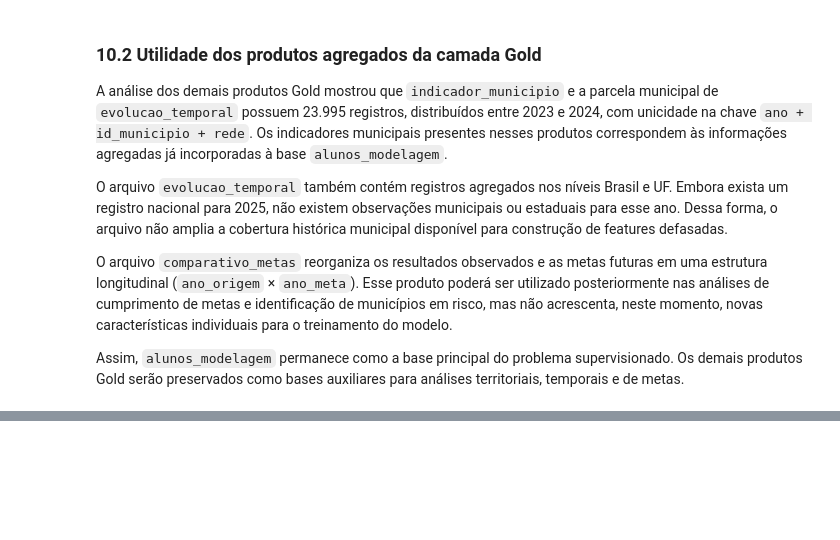
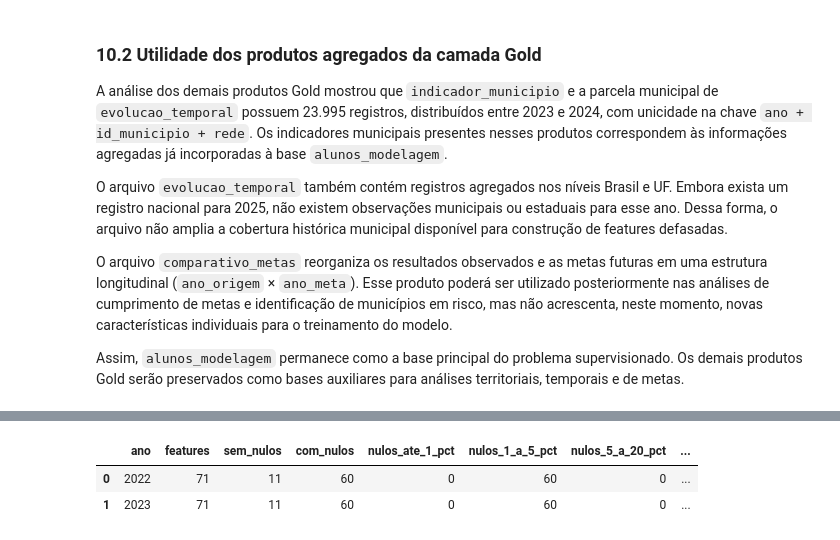
Before and after one commit to erick00denner/tech_challenge_3_alfabetizacao, a Jupyter notebook: notebooks/01_eda_alunos_modelagem.ipynb, the cells around one changed output, grey strips where cells are left out. Saved outputs shown, nothing was run; the diff lists cells and outputs as text; code cells hidden in the pictures; blank space fills up the shorter version.

```diff
--- a/notebooks/01_eda_alunos_modelagem.ipynb
+++ b/notebooks/01_eda_alunos_modelagem.ipynb
@@ -1434,0 +1836,49 @@ Assim, `alunos_modelagem` permanece como a base principal do problema supervisio
+# %%
+resumo_qualidade = []
+
+for ano, censo in [
+    (2022, censo_2022),
+    (2023, censo_2023),
+]:
+    colunas_features = [
+        col for col in censo.columns
+        if col not in [
+            "ano_censo",
+            "CO_MUNICIPIO",
+            "TP_DEPENDENCIA",
+            "rede",
+        ]
+    ]
+
+    pct_nulos = (
+        censo[colunas_features]
+        .isna()
+        .mean()
+        .mul(100)
+    )
+
+    resumo_qualidade.append({
+        "ano": ano,
+        "features": len(colunas_features),
+        "sem_nulos": int((pct_nulos == 0).sum()),
+        "com_nulos": int((pct_nulos > 0).sum()),
+        "nulos_ate_1_pct": int(
+            ((pct_nulos > 0) & (pct_nulos <= 1)).sum()
+        ),
+        "nulos_1_a_5_pct": int(
+            ((pct_nulos > 1) & (pct_nulos <= 5)).sum()
+        ),
+        "nulos_5_a_20_pct": int(
+            ((pct_nulos > 5) & (pct_nulos <= 20)).sum()
+        ),
+        "nulos_acima_20_pct": int(
+            (pct_nulos > 20).sum()
+        ),
+        "maior_nulos_pct": round(pct_nulos.max(), 2),
+    })
+
+pd.DataFrame(resumo_qualidade)
+# %% [output]
+|  | ano | features | sem_nulos | com_nulos | nulos_ate_1_pct | nulos_1_a_5_pct | nulos_5_a_20_pct | ... |
+| 0 | 2022 | 71 | 11 | 60 | 0 | 60 | 0 | ... |
+| 1 | 2023 | 71 | 11 | 60 | 0 | 60 | 0 | ... |
```
Also changed, not shown: parts of 22 cells of this notebook, 5 other files.
